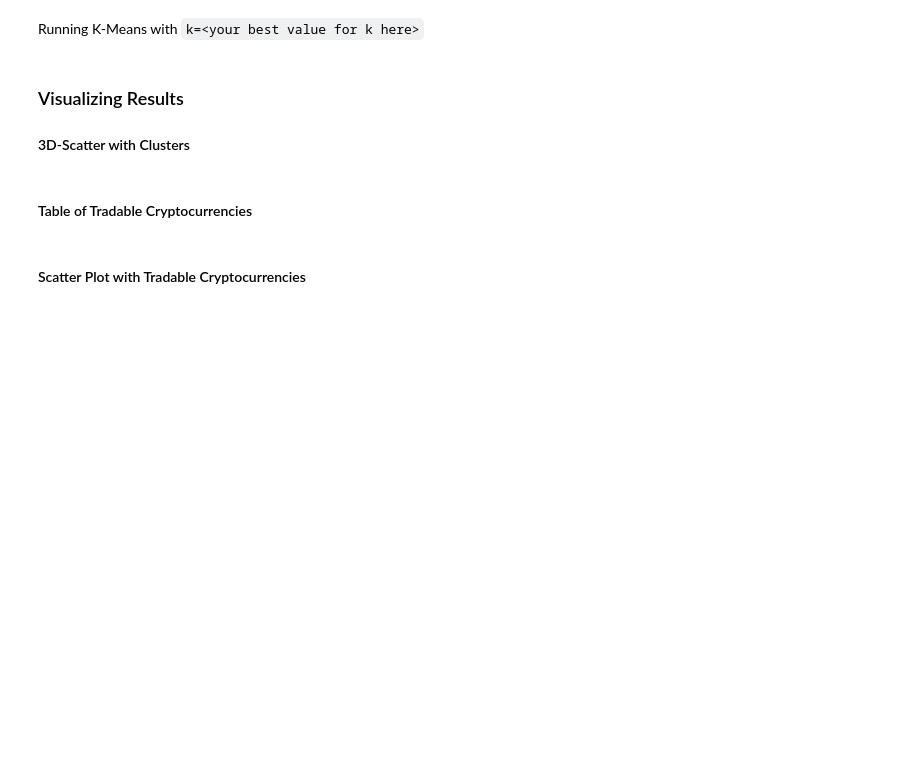
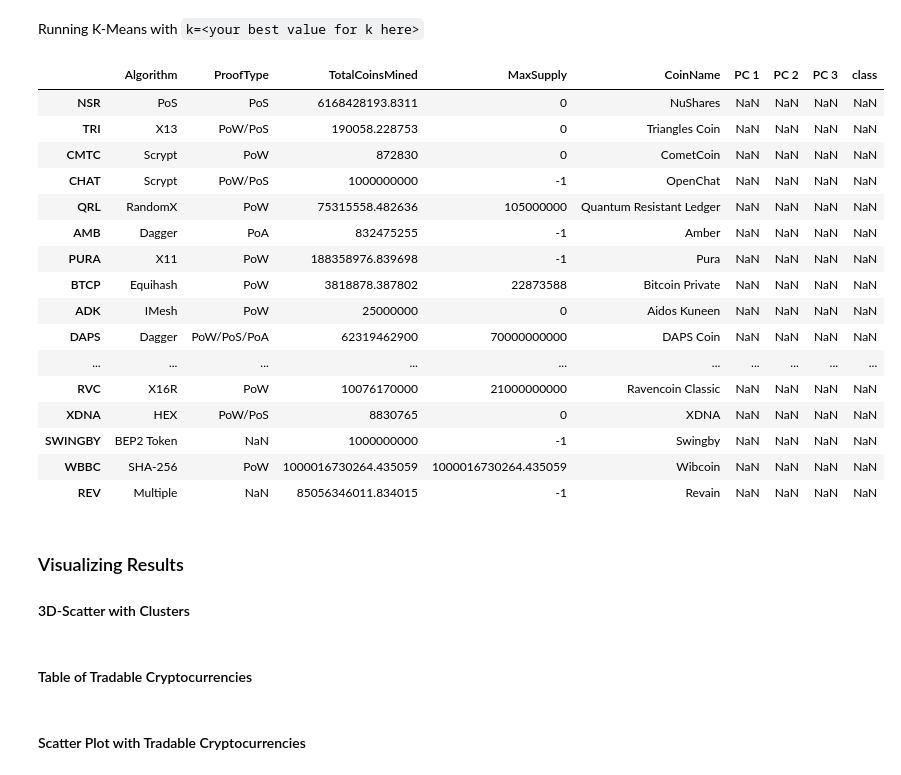
Before and after one commit to MatthewPuttroff/HWUnit13, a Jupyter notebook: Instructions/Starter_Files/crypto_clustering.ipynb, the cells around one changed output. Drawn from its saved outputs; the diff is of its cells as text; code cells hidden in the pictures; blank space fills up the shorter version.

Commit message:
Merge predicted and features

```diff
--- a/Instructions/Starter_Files/crypto_clustering.ipynb
+++ b/Instructions/Starter_Files/crypto_clustering.ipynb
@@ -270,12 +270,36 @@ df_elbow.hvplot.line(x="k", y="inertia", xticks=k, title="Elbow Curve")
 Running K-Means with `k=<your best value for k here>`
 # %%
 # Initialize the K-Means model
+model = KMeans(n_clusters=5, random_state=0)
+# Fit the model
+model.fit(pca_df)
+# Predict clusters
+predictions = model.predict(pca_df)
+# Create a new DataFrame including predicted clusters and cryptocurrencies features
+pca_df['class'] = model.labels_
 
-# Fit the model
+df_merged = crypto_df.join(coinname_df, how='outer')
+df_merged = df_merged.append(pca_df)
 
-# Predict clusters
-
-# Create a new DataFrame including predicted clusters and cryptocurrencies features
+df_merged.head(20)
+# %% [output]
+|  | Algorithm | ProofType | TotalCoinsMined | MaxSupply | CoinName | PC 1 | PC 2 | PC 3 | class |
+| NSR | PoS | PoS | 6168428193.8311 | 0 | NuShares | NaN | NaN | NaN | NaN |
+| TRI | X13 | PoW/PoS | 190058.228753 | 0 | Triangles Coin | NaN | NaN | NaN | NaN |
+| CMTC | Scrypt | PoW | 872830 | 0 | CometCoin | NaN | NaN | NaN | NaN |
+| CHAT | Scrypt | PoW/PoS | 1000000000 | -1 | OpenChat | NaN | NaN | NaN | NaN |
+| QRL | RandomX | PoW | 75315558.482636 | 105000000 | Quantum Resistant Ledger | NaN | NaN | NaN | NaN |
+| AMB | Dagger | PoA | 832475255 | -1 | Amber | NaN | NaN | NaN | NaN |
+| PURA | X11 | PoW | 188358976.839698 | -1 | Pura | NaN | NaN | NaN | NaN |
+| BTCP | Equihash | PoW | 3818878.387802 | 22873588 | Bitcoin Private | NaN | NaN | NaN | NaN |
+| ADK | IMesh | PoW | 25000000 | 0 | Aidos Kuneen | NaN | NaN | NaN | NaN |
+| DAPS | Dagger | PoW/PoS/PoA | 62319462900 | 70000000000 | DAPS Coin | NaN | NaN | NaN | NaN |
+| ... | ... | ... | ... | ... | ... | ... | ... | ... | ... |
+| RVC | X16R | PoW | 10076170000 | 21000000000 | Ravencoin Classic | NaN | NaN | NaN | NaN |
+| XDNA | HEX | PoW/PoS | 8830765 | 0 | XDNA | NaN | NaN | NaN | NaN |
+| SWINGBY | BEP2 Token | NaN | 1000000000 | -1 | Swingby | NaN | NaN | NaN | NaN |
+| WBBC | SHA-256 | PoW | 1000016730264.435059 | 1000016730264.435059 | Wibcoin | NaN | NaN | NaN | NaN |
+| REV | Multiple | NaN | 85056346011.834015 | -1 | Revain | NaN | NaN | NaN | NaN |
 # %% [markdown]
 ### Visualizing Results
 
```
